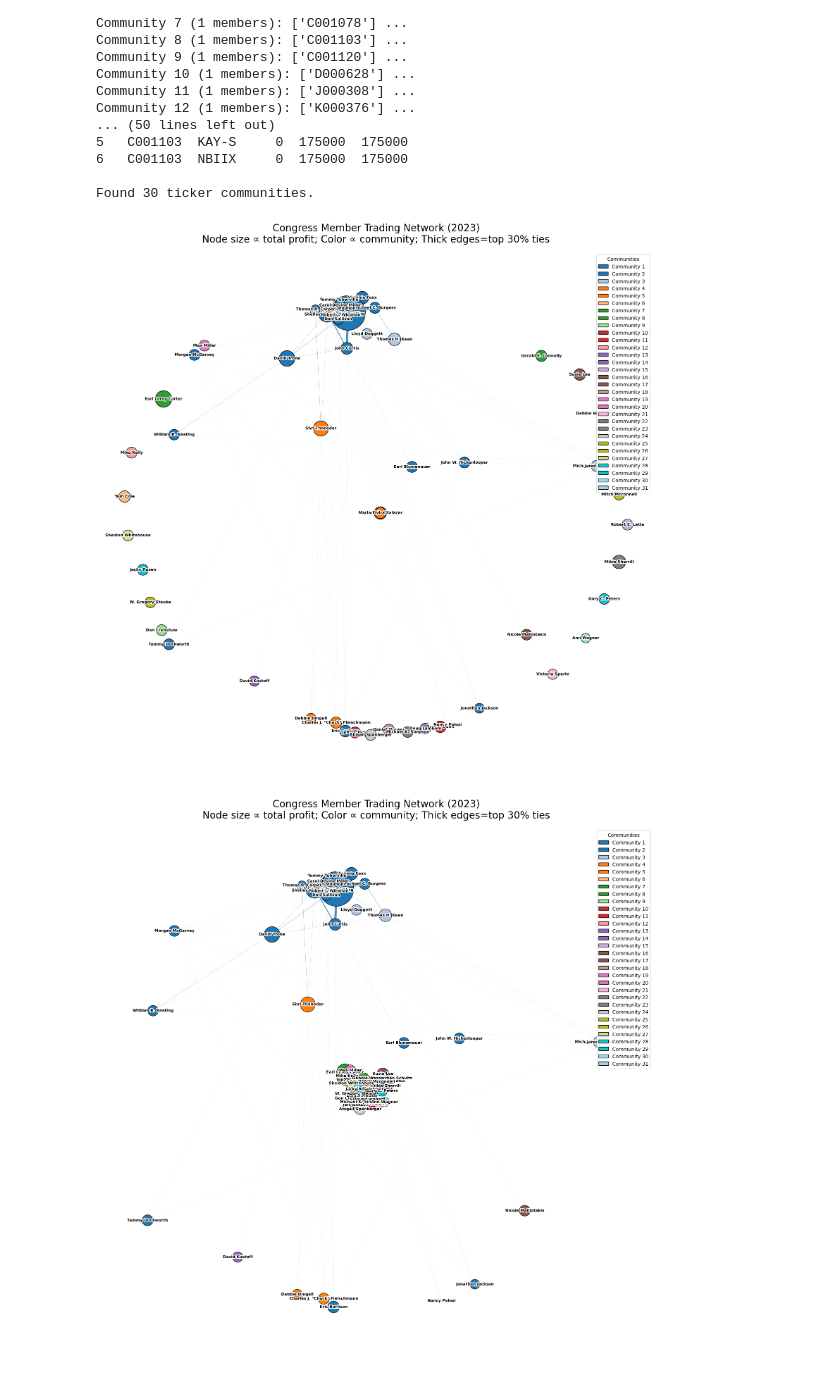
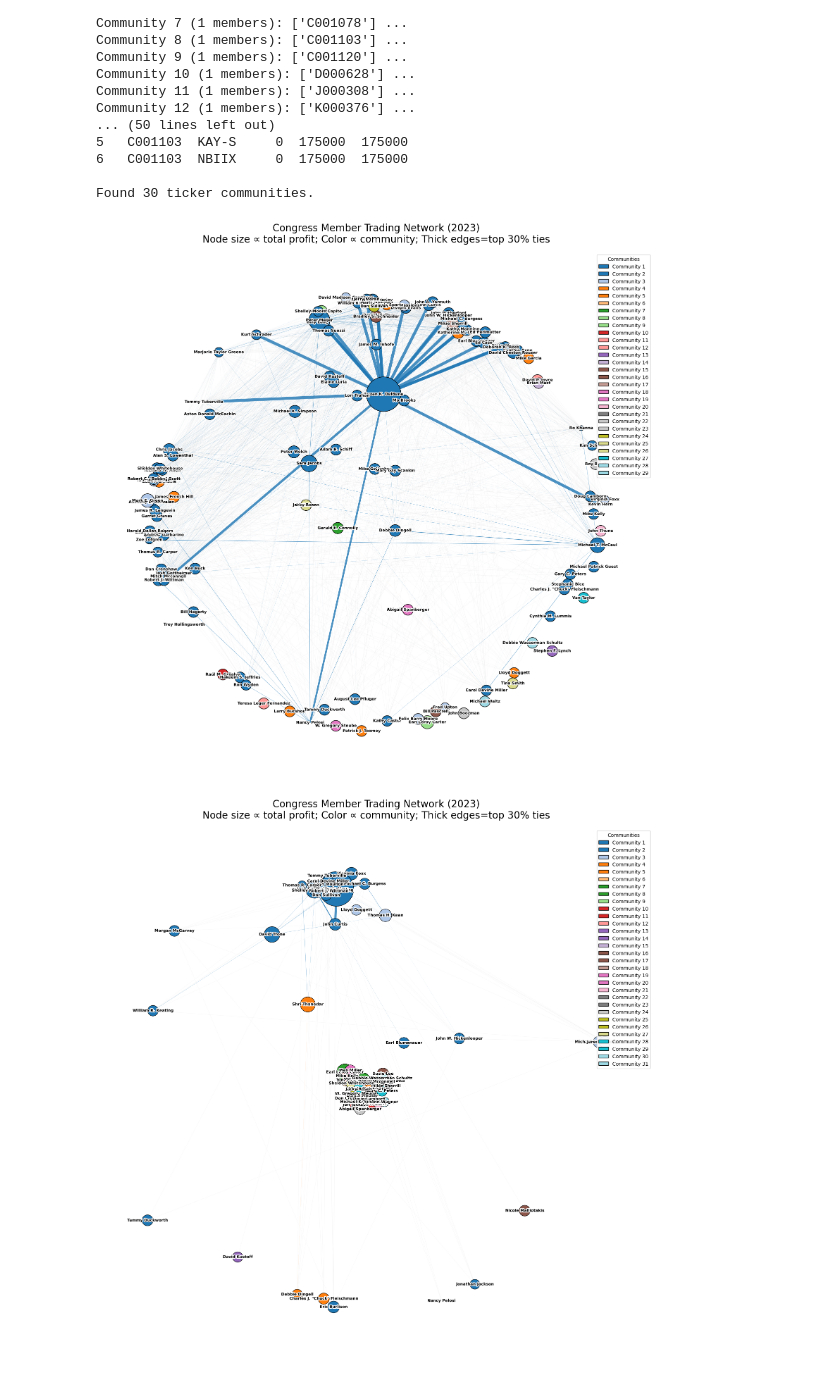
Before and after one commit to brvola/CongressTradeNet, a Jupyter notebook: analysis/stock-amount/analysis.ipynb, the cells around one changed output. Drawn from its saved outputs; the diff is of its cells as text; code cells hidden in the pictures.

```diff
--- a/analysis/stock-amount/analysis.ipynb
+++ b/analysis/stock-amount/analysis.ipynb
@@ -177,7 +170,7 @@ from matplotlib.patches import Patch
 
 # --- CONFIG ---
 DATA_DIR = '../../data/cleaned/2021-2023'
-YEAR     = 2023
+YEAR     = 2021
 CSV_PATH = f'{DATA_DIR}/stocks.csv'
 
 # --- 1) LOAD & FILTER ---
@@ -316,34 +309,34 @@ nx.draw_networkx_nodes(M, pos,
 )
 
 # label every node with a white halo
 for n in M.nodes():
     x,y = pos[n]
     txt = ax.text(x, y, id_to_name[n],
                   fontsize=8, fontweight='bold',
                   ha='center', va='center')
     txt.set_path_effects([
         patheffects.Stroke(linewidth=3, foreground='white'),
         patheffects.Normal()
     ])
 
 # add community legend
 ax.legend(handles=legend_handles,
           loc='upper right',
           title='Communities',
           frameon=True,
           framealpha=0.9)
 
 ax.set_title(
     "Congress Member Trading Network (2023)\n"
     "Node size ∝ total profit; Color ∝ community; Thick edges=top 30% ties",
     fontsize=20,
     pad=20
 )
 ax.axis('off')
 plt.tight_layout()
 plt.show()
 # %% [output]
-[figure, old version]
+[figure, new version]
 # %%
 import matplotlib.pyplot as plt
 import networkx as nx
```
Also changed, not shown: parts of 1 cell of this notebook, 15 other files.
